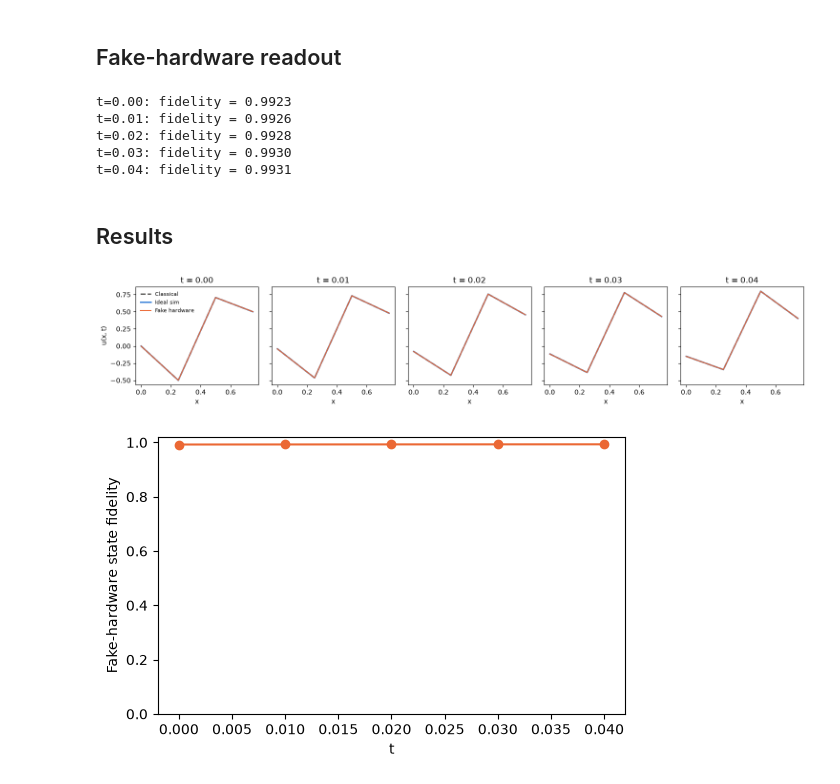
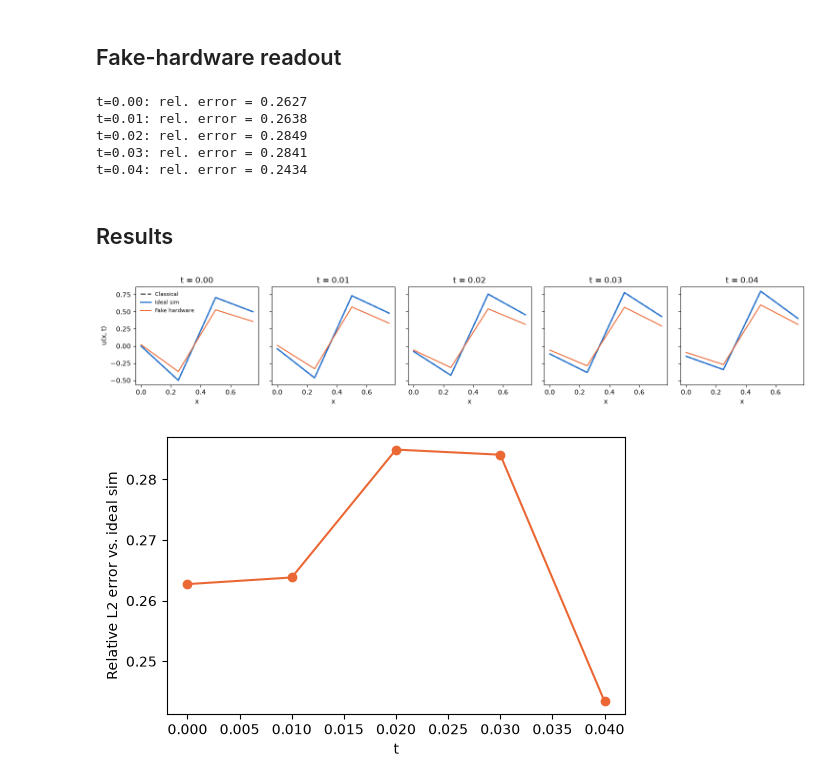
Before and after one commit to sahilugale/NBQSS_2026_NLPDE, a Jupyter notebook: variational/KdV_fake_hardware_qiskit.ipynb, the cells around one changed output. Cells and saved outputs as stored; diff of their text form; code cells hidden in the pictures.

Commit message:
error mitigation not working - removed

```diff
--- a/variational/KdV_fake_hardware_qiskit.ipynb
+++ b/variational/KdV_fake_hardware_qiskit.ipynb
@@ -84,20 +83,22 @@ step 4/4: cost=-0.939389
 # %% [markdown]
 ## Fake-hardware readout
 # %%
-noise_model, sim, cm = make_fake_backend(n)
+noise_model, sim, cm = make_fake_backend(n + 1)
 
 ideal_states = [get_state(th) for th in theta_trajectory]
-noisy_states = [noisy_decoded_state(ansatz, th, noise_model, sim, cm) for th in theta_trajectory]
-fidelities = [noisy_state_fidelity(ansatz, th[1:], noise_model, sim, cm) for th in theta_trajectory]
+noisy_states = [noisy_decoded_state(ansatz, th, noise_model, sim, cm, n=n) for th in theta_trajectory]
 
-for i, fid in enumerate(fidelities):
-    print(f"t={i*dt:.2f}: fidelity = {fid:.4f}")
+rel_err = lambda a, b: np.linalg.norm(a - b) / np.linalg.norm(b)
+noisy_err = [rel_err(s, ideal) for s, ideal in zip(noisy_states, ideal_states)]
+
+for i in range(n_steps + 1):
+    print(f"t={i*dt:.2f}: rel. error = {noisy_err[i]:.4f}")
 # %% [output]
-t=0.00: fidelity = 0.9923
-t=0.01: fidelity = 0.9926
-t=0.02: fidelity = 0.9928
-t=0.03: fidelity = 0.9930
-t=0.04: fidelity = 0.9931
+t=0.00: rel. error = 0.2627
+t=0.01: rel. error = 0.2638
+t=0.02: rel. error = 0.2849
+t=0.03: rel. error = 0.2841
+t=0.04: rel. error = 0.2434
 # %% [markdown]
 ## Results
 # %%
@@ -113,13 +114,12 @@ axes[0].set_ylabel("u(x, t)")
 axes[0].legend(frameon=False, fontsize=8)
 fig.tight_layout()
 # %% [output]
-[figure, old version]
+[figure, new version]
 # %%
 fig, ax = plt.subplots(figsize=(5.5, 3.5))
-ax.plot(timesteps, fidelities, "o-", color=NOISY_COLOR)
+ax.plot(timesteps, noisy_err, "o-", color=NOISY_COLOR)
 ax.set_xlabel("t")
-ax.set_ylabel("Fake-hardware state fidelity")
-ax.set_ylim(0, 1.02)
+ax.set_ylabel("Relative L2 error vs. ideal sim")
 fig.tight_layout()
 # %% [output]
-[figure, old version]
+[figure, new version]
```
Also changed, not shown: parts of 2 cells of this notebook, 3 other files.
